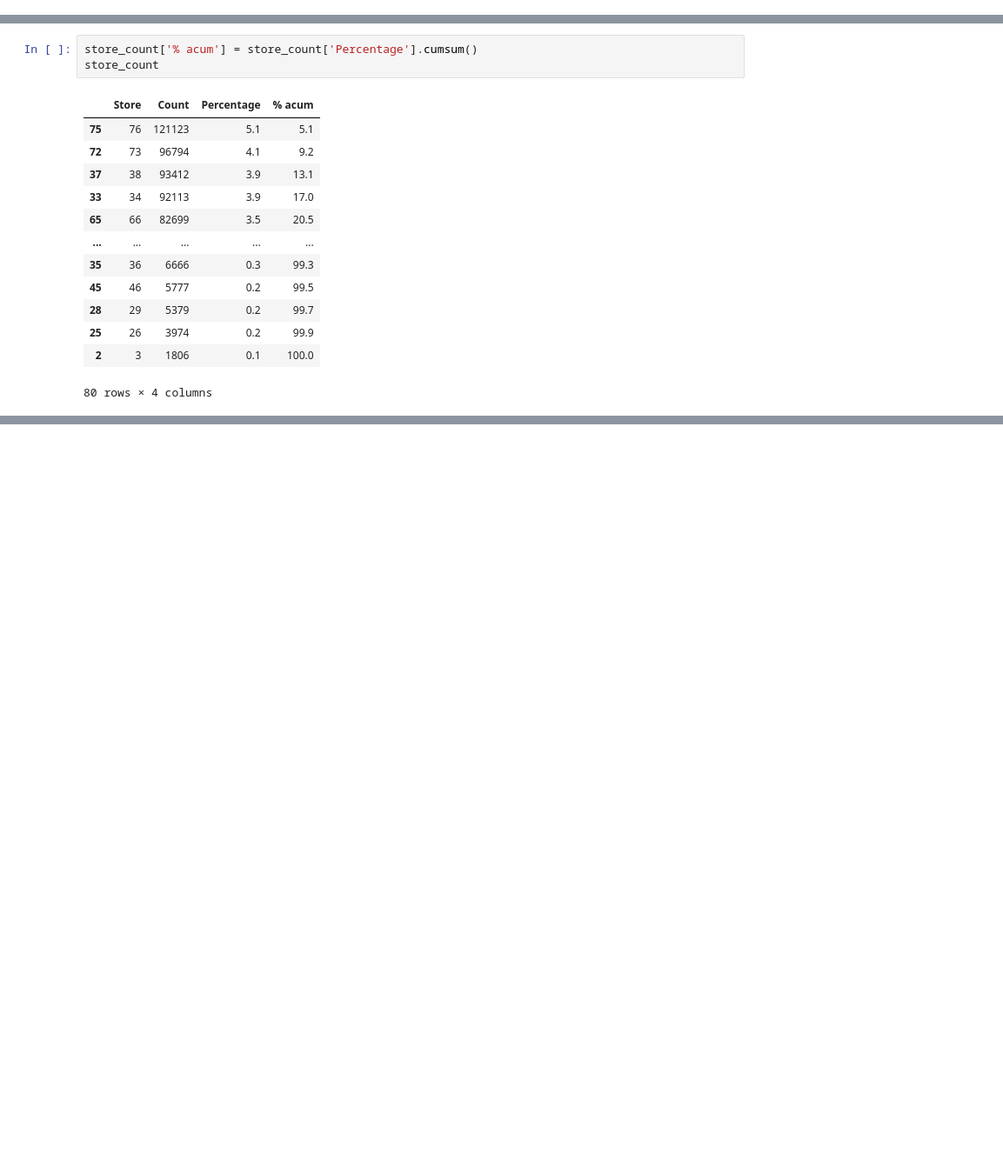
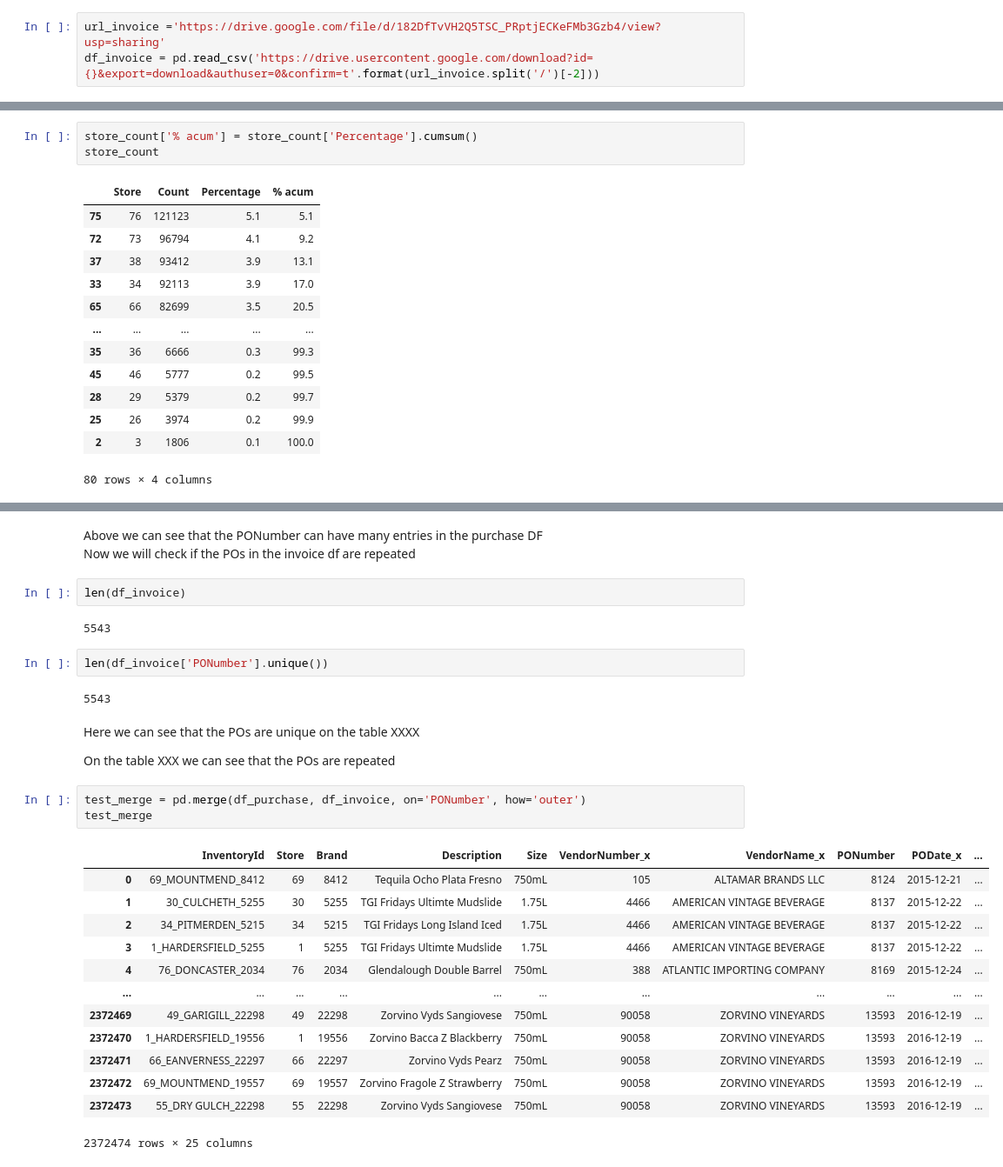
Before and after one commit to lindonjonhson/inventory-analysis, a Jupyter notebook: np.ipynb, the cells around one changed output, grey strips where cells are left out. Shown at 87% size. Drawn from its saved outputs; the diff is of its cells as text; blank space fills up the shorter version.

Commit message:
Added changes to the script and merged dfs

```diff
--- a/np.ipynb
+++ b/np.ipynb
@@ -15,0 +34,3 @@ df_purchase = pd.read_csv('https://drive.usercontent.google.com/download?id={}&e
+# %%
+url_invoice ='https://drive.google.com/file/d/182DfTvVH2Q5TSC_PRptjECKeFMb3Gzb4/view?usp=sharing'
+df_invoice = pd.read_csv('https://drive.usercontent.google.com/download?id={}&export=download&authuser=0&confirm=t'.format(url_invoice.split('/')[-2]))
@@ -128,0 +290,32 @@ Here we can see that the first 20 stores are responsible for over 50% of the ent
+# %% [markdown]
+Above we can see that the PONumber can have many entries in the purchase DF<br>
+Now we will check if the POs in the invoice df are repeated
+# %%
+len(df_invoice)
+# %% [output]
+5543
+# %%
+len(df_invoice['PONumber'].unique())
+# %% [output]
+5543
+# %% [markdown]
+Here we can see that the POs are unique on the table XXXX
+
+On the table XXX we can see that the POs are repeated
+# %%
+test_merge = pd.merge(df_purchase, df_invoice, on='PONumber', how='outer')
+test_merge
+# %% [output]
+|  | InventoryId | Store | Brand | Description | Size | VendorNumber_x | VendorName_x | PONumber | PODate_x | ... |
+| 0 | 69_MOUNTMEND_8412 | 69 | 8412 | Tequila Ocho Plata Fresno | 750mL | 105 | ALTAMAR BRANDS LLC | 8124 | 2015-12-21 | ... |
+| 1 | 30_CULCHETH_5255 | 30 | 5255 | TGI Fridays Ultimte Mudslide | 1.75L | 4466 | AMERICAN VINTAGE BEVERAGE | 8137 | 2015-12-22 | ... |
+| 2 | 34_PITMERDEN_5215 | 34 | 5215 | TGI Fridays Long Island Iced | 1.75L | 4466 | AMERICAN VINTAGE BEVERAGE | 8137 | 2015-12-22 | ... |
+| 3 | 1_HARDERSFIELD_5255 | 1 | 5255 | TGI Fridays Ultimte Mudslide | 1.75L | 4466 | AMERICAN VINTAGE BEVERAGE | 8137 | 2015-12-22 | ... |
+| 4 | 76_DONCASTER_2034 | 76 | 2034 | Glendalough Double Barrel | 750mL | 388 | ATLANTIC IMPORTING COMPANY | 8169 | 2015-12-24 | ... |
+| ... | ... | ... | ... | ... | ... | ... | ... | ... | ... | ... |
+| 2372469 | 49_GARIGILL_22298 | 49 | 22298 | Zorvino Vyds Sangiovese | 750mL | 90058 | ZORVINO VINEYARDS | 13593 | 2016-12-19 | ... |
+| 2372470 | 1_HARDERSFIELD_19556 | 1 | 19556 | Zorvino Bacca Z Blackberry | 750mL | 90058 | ZORVINO VINEYARDS | 13593 | 2016-12-19 | ... |
+| 2372471 | 66_EANVERNESS_22297 | 66 | 22297 | Zorvino Vyds Pearz | 750mL | 90058 | ZORVINO VINEYARDS | 13593 | 2016-12-19 | ... |
+| 2372472 | 69_MOUNTMEND_19557 | 69 | 19557 | Zorvino Fragole Z Strawberry | 750mL | 90058 | ZORVINO VINEYARDS | 13593 | 2016-12-19 | ... |
+| 2372473 | 55_DRY GULCH_22298 | 55 | 22298 | Zorvino Vyds Sangiovese | 750mL | 90058 | ZORVINO VINEYARDS | 13593 | 2016-12-19 | ... |
+2372474 rows × 25 columns
```
Also changed, not shown: parts of 42 cells of this notebook.
